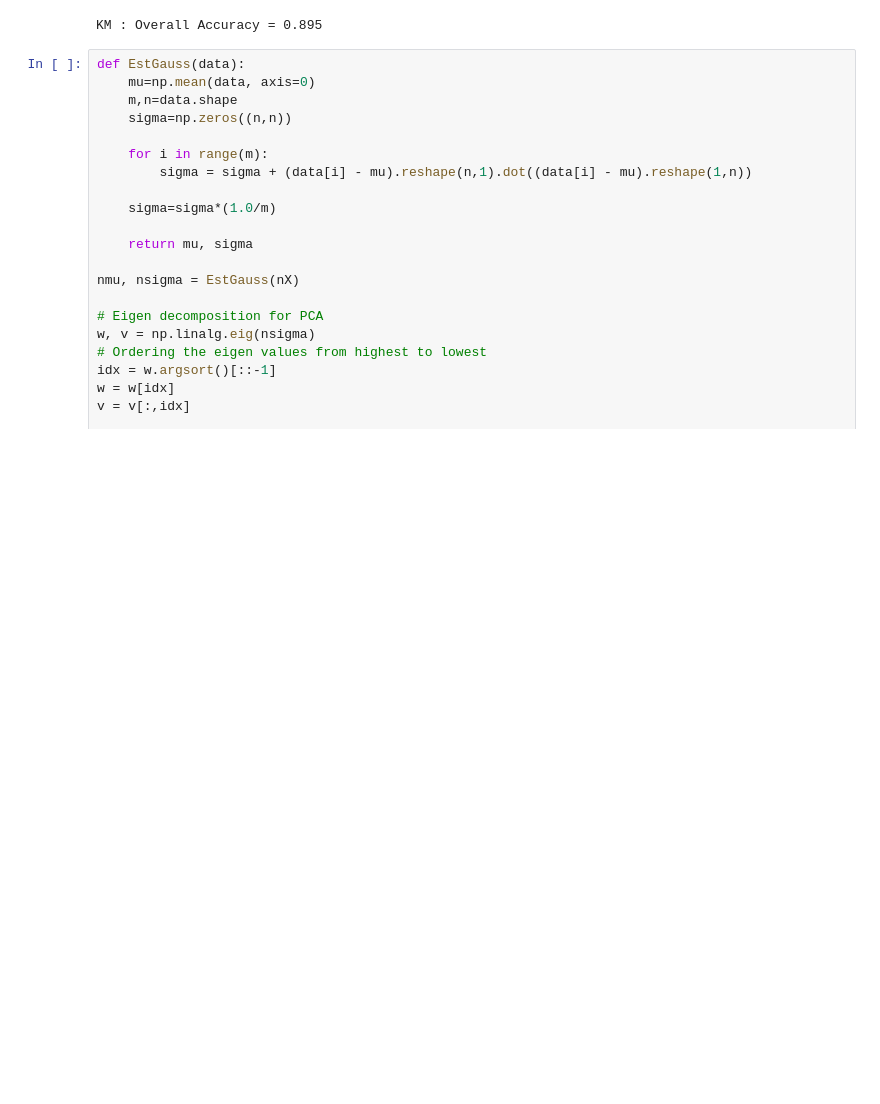
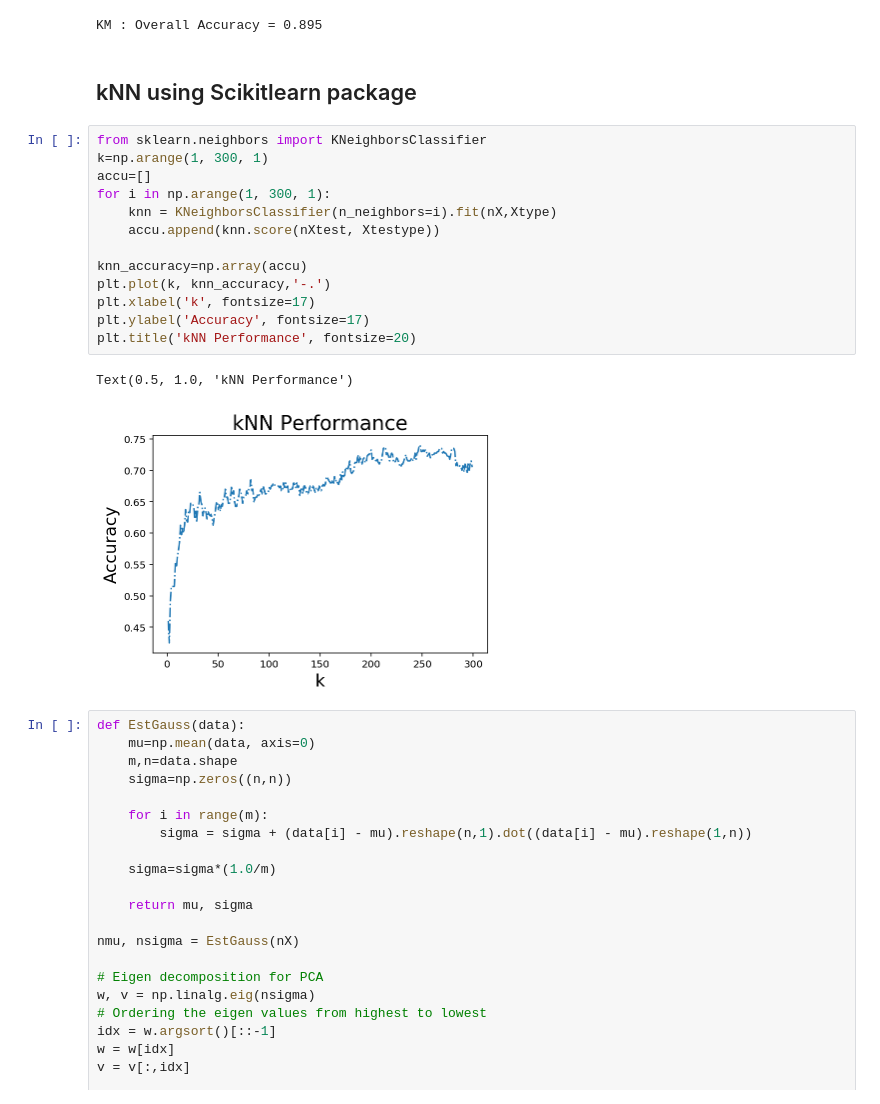
Before and after one commit to Yadukrishnan1/Mobile-Price-Classification, a Jupyter notebook: final_proj.ipynb, the cells around one changed output. Saved outputs shown, nothing was run; the diff lists cells and outputs as text; blank space fills up the shorter version.

Commit message:
Add files via upload
Added kNN from scikitlearn, plotted accuracy Vs k value.

```diff
--- a/final_proj.ipynb
+++ b/final_proj.ipynb
@@ -951,6 +956,24 @@ accuracy_KM = KM[0]/sum(KM.values())
 print('KM : Overall Accuracy = ' + str(accuracy_KM))
 # %% [output]
 KM : Overall Accuracy = 0.895
+# %% [markdown]
+## kNN  using Scikitlearn package
+# %%
+from sklearn.neighbors import KNeighborsClassifier
+k=np.arange(1, 300, 1)
+accu=[]
+for i in np.arange(1, 300, 1):
+    knn = KNeighborsClassifier(n_neighbors=i).fit(nX,Xtype)
+    accu.append(knn.score(nXtest, Xtestype))
+
+knn_accuracy=np.array(accu)
+plt.plot(k, knn_accuracy,'-.')
+plt.xlabel('k', fontsize=17)
+plt.ylabel('Accuracy', fontsize=17)
+plt.title('kNN Performance', fontsize=20)
+# %% [output]
+Text(0.5, 1.0, 'kNN Performance')
+[figure, added]
 # %%
 def EstGauss(data):
     mu=np.mean(data, axis=0)
```
Also changed, not shown: parts of 1 cell of this notebook.
